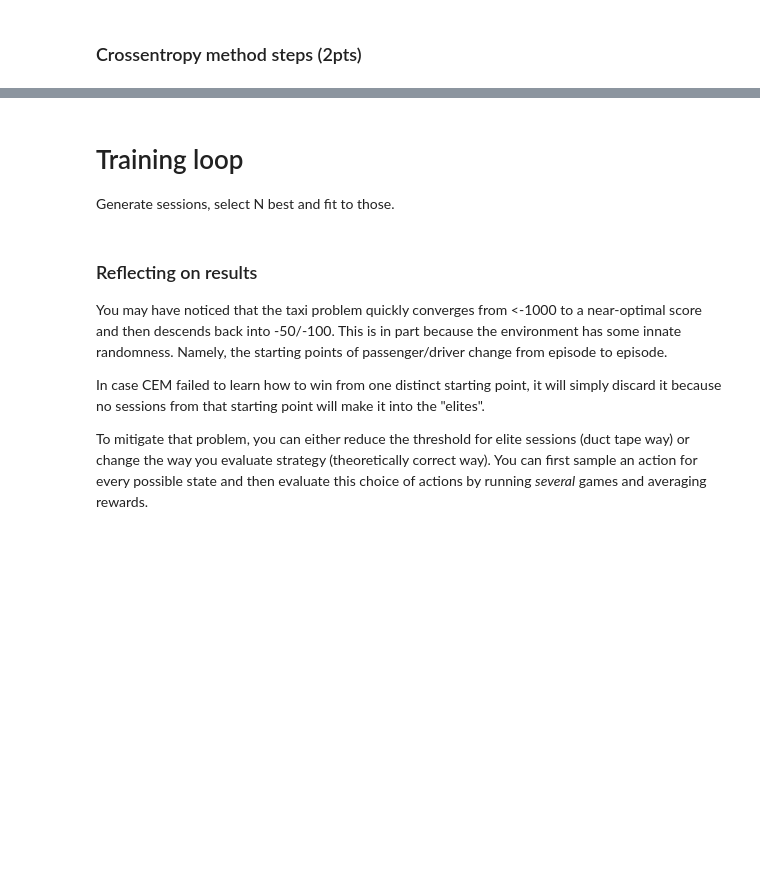
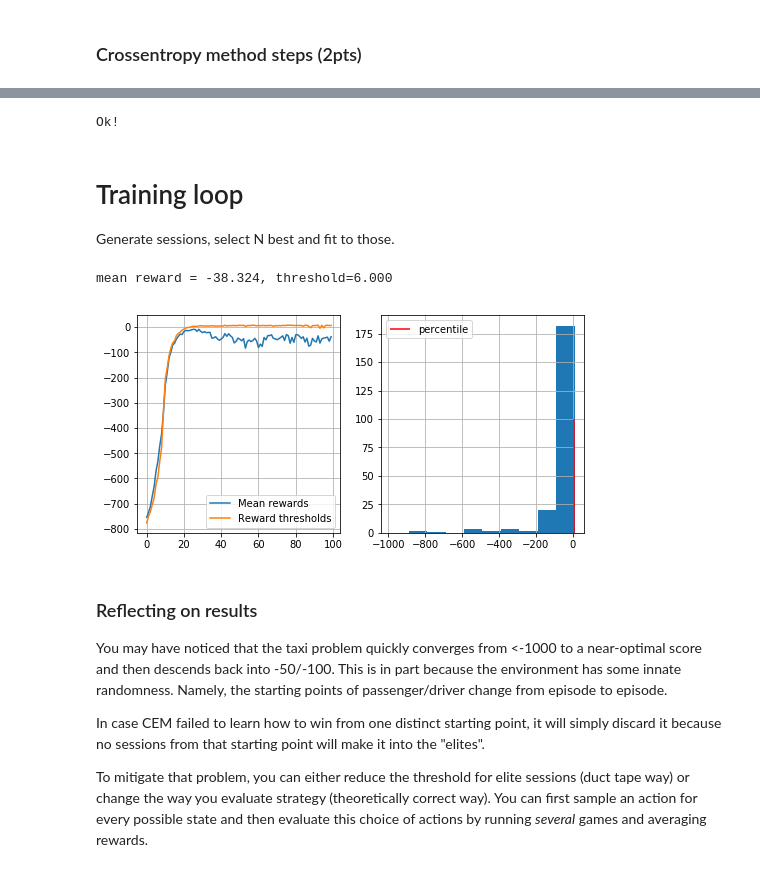
Before and after one commit to ashchauh/Reinforcement-Learning, a Jupyter notebook: crossentropy_method.ipynb, the cells around one changed output, grey strips where cells are left out. Cells and saved outputs as stored; diff of their text form; code cells hidden in the pictures; blank space fills up the shorter version.

```diff
--- a/crossentropy_method.ipynb
+++ b/crossentropy_method.ipynb
@@ -38,0 +37,2 @@ policy = <your code here! Create an array to store action probabilities>
+# %%
+policy = np.ones((n_states, n_actions))/n_actions
@@ -58,7 +74,7 @@ def generate_session(policy,t_max=10**4):
 
     for t in range(t_max):
 
-        a = <sample action from policy (hint: use np.random.choice)>
+        a =  np.random.choice(n_actions, 1, p=policy[s])[0]
 
         new_s, r, done, info = env.step(a)
 
@@ -104,11 +123,11 @@ def select_elites(states_batch,actions_batch,rewards_batch,percentile=50):
 
     If you're confused, see examples below. Please don't assume that states are integers (they'll get different later).
     """
+    reward_threshold = np.percentile(rewards_batch, percentile)
 
-    reward_threshold = <Compute minimum reward for elite sessions. Hint: use np.percentile>
+    elite_states  = [s for i in range(len(states_batch)) if rewards_batch[i]>=reward_threshold for s in states_batch[i]]
+    elite_actions = [a for i in range(len(actions_batch)) if rewards_batch[i]>=reward_threshold for a in actions_batch[i]]
 
-    elite_states  = <your code here>
-    elite_actions = <your code here>
 
     return elite_states,elite_actions
 # %%
@@ -150,4 +171,5 @@ print("Ok!")
 # %%
+from collections import defaultdict
 def update_policy(elite_states,elite_actions):
     """
     Given old policy and a list of elite states/actions from select_elites,
@@ -162,11 +184,17 @@ def update_policy(elite_states,elite_actions):
     :param elite_actions: 1D list of actions from elite sessions
 
     """
-
     new_policy = np.zeros([n_states,n_actions])
 
-    <Your code here: update probabilities for actions given elite states & actions>
     #Don't forget to set 1/n_actions for all actions in unvisited states.
+    state_action_dict = defaultdict(lambda: [0]*n_actions)
+    for i in range(len(elite_states)):
+        state_action_dict[elite_states[i]][elite_actions[i]]+=1
+    for i in range(n_states):
+        if i not in state_action_dict:
+            new_policy[i] = [1/n_actions]*n_actions
+        else:
+            new_policy[i] = [p/sum(state_action_dict[i]) for p in state_action_dict[i]]
 
 
     return new_policy
@@ -187,6 +215,8 @@ reference_answer = np.array([
        [ 0.        ,  0.        ,  0.        ,  0.5       ,  0.5       ]])
 assert np.allclose(new_policy[:4,:5],reference_answer)
 print("Ok!")
+# %% [output]
+Ok!
 # %% [markdown]
 # Training loop
 Generate sessions, select N best and fit to those.
@@ -224,24 +254,27 @@ policy = np.ones([n_states, n_actions]) / n_actions
 # %%
 n_sessions = 250  #sample this many sessions
 percentile = 50  #take this percent of session with highest rewards
 learning_rate = 0.5  #add this thing to all counts for stability
 
 log = []
 
 for i in range(100):
 
-    %time sessions = [<generate a list of n_sessions new sessions>]
+    sessions = [generate_session(policy) for _ in range(n_sessions)]
 
     batch_states,batch_actions,batch_rewards = zip(*sessions)
 
-    elite_states, elite_actions = <select elite states/actions>
+    elite_states, elite_actions = select_elites(batch_states,batch_actions,batch_rewards,percentile)
 
-    new_policy = <compute new policy>
+    new_policy = update_policy(elite_states,elite_actions)
 
     policy = learning_rate * new_policy + (1-learning_rate) * policy
 
     #display results on chart
     show_progress(batch_rewards, log, percentile)
+# %% [output]
+mean reward = -38.324, threshold=6.000
+[figure, added]
 # %% [markdown]
 ### Reflecting on results
 
```
Also changed, not shown: parts of 5 cells of this notebook.
